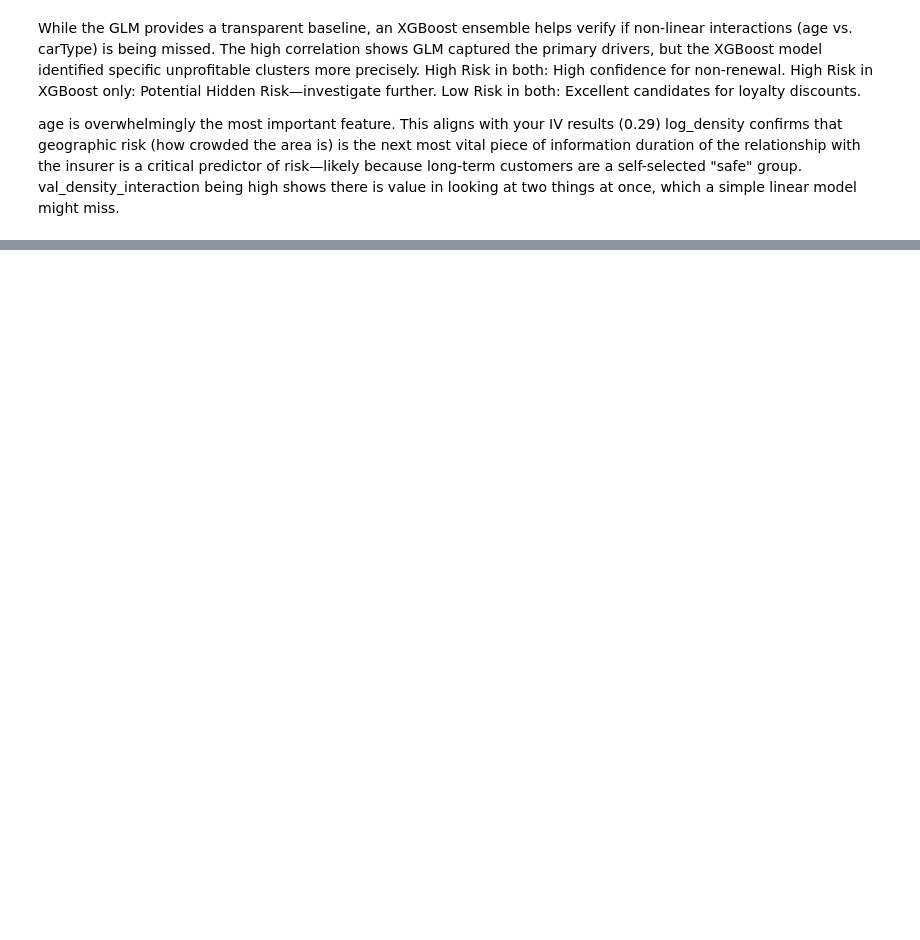
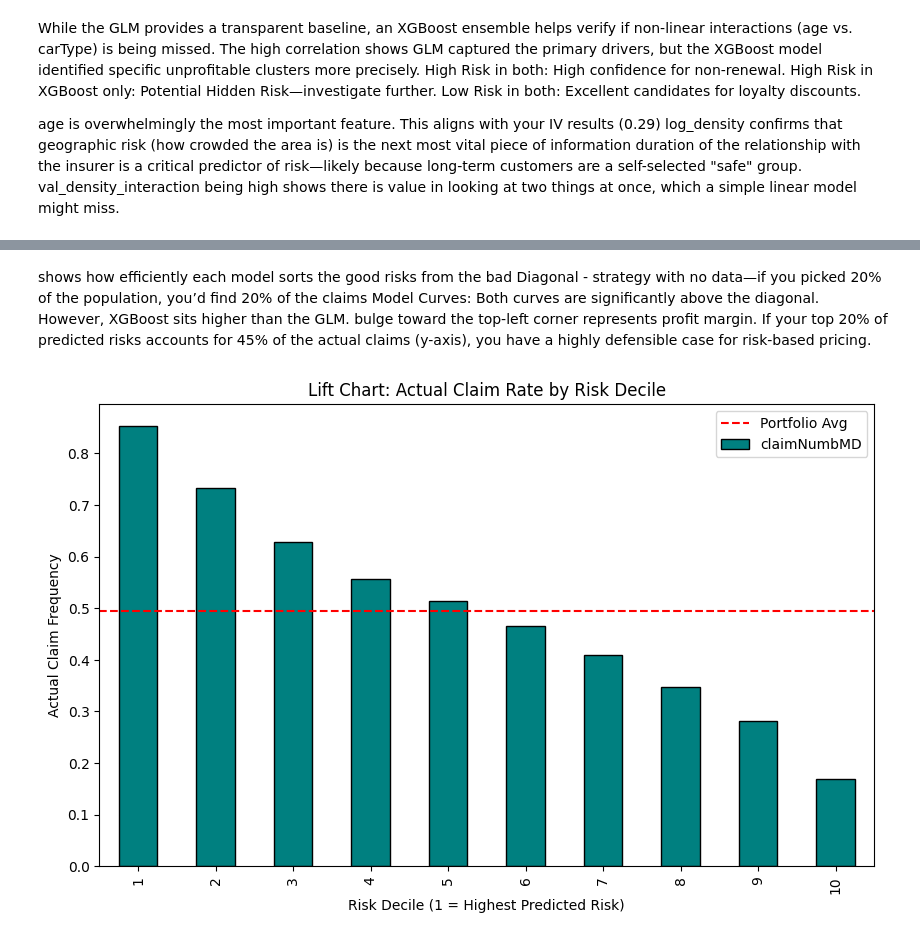
Before and after one commit to aradmehralian/Statistical-Consulting-Project, a Jupyter notebook: Stat-Consulting.ipynb, the cells around one changed output, grey strips where cells are left out. Drawn from its saved outputs; the diff is of its cells as text; code cells hidden in the pictures; blank space fills up the shorter version.

```diff
--- a/Stat-Consulting.ipynb
+++ b/Stat-Consulting.ipynb
@@ -490,0 +522,21 @@ val_density_interaction being high shows there is value in looking at two things
+# %% [markdown]
+shows how efficiently each model sorts the good risks from the bad
+Diagonal - strategy with no data—if you picked 20% of the population, you’d find 20% of the claims
+Model Curves: Both curves are significantly above the diagonal. However, XGBoost sits higher than the GLM.
+bulge toward the top-left corner represents profit margin. If your top 20% of predicted risks accounts for 45% of the actual claims (y-axis), you have a highly defensible case for risk-based pricing.
+# %%
+df_freq_fin['decile'] = pd.qcut(df_freq_fin['xgb_prob'], 10, labels=False)
+df_freq_fin['decile'] = 9 - df_freq_fin['decile'] + 1
+
+lift_data = df_freq_fin.groupby('decile')['claimNumbMD'].mean()
+
+plt.figure(figsize=(10, 6))
+lift_data.plot(kind='bar', color='teal', edgecolor='black')
+plt.axhline(y=df_freq_fin['claimNumbMD'].mean(), color='r', linestyle='--', label='Portfolio Avg')
+plt.title('Lift Chart: Actual Claim Rate by Risk Decile')
+plt.xlabel('Risk Decile (1 = Highest Predicted Risk)')
+plt.ylabel('Actual Claim Frequency')
+plt.legend()
+plt.show()
+# %% [output]
+[figure, added]
```
Also changed, not shown: parts of 12 cells of this notebook.
